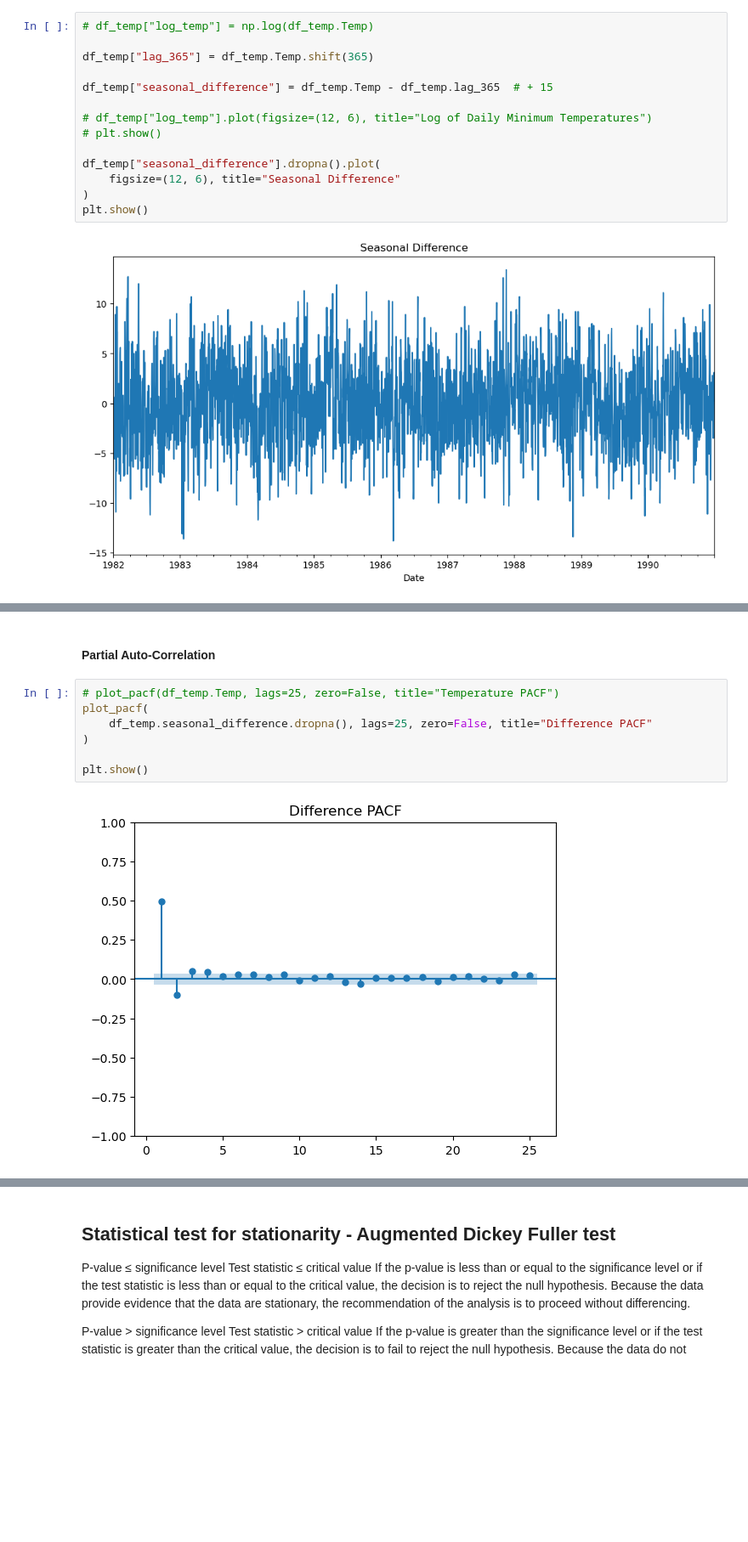
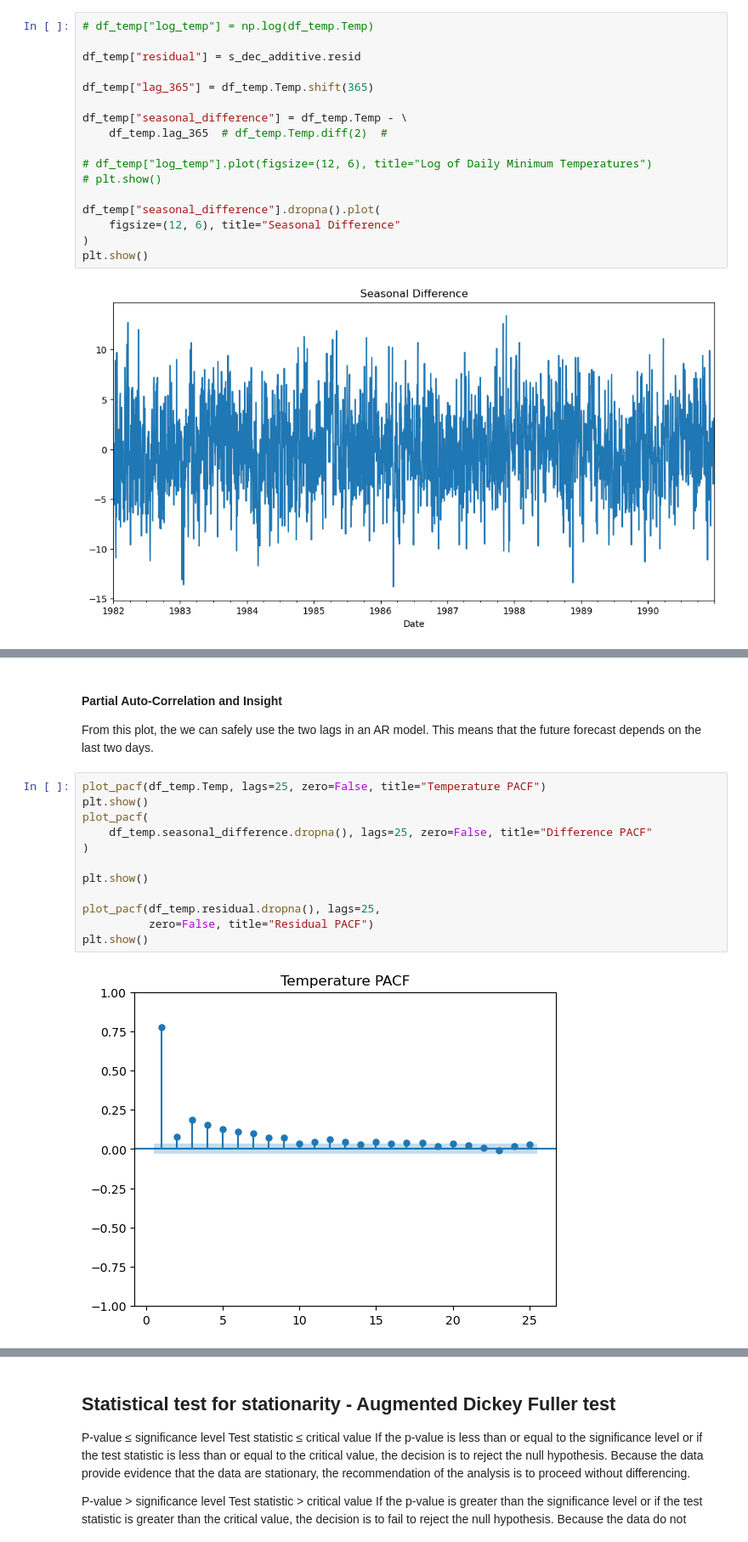
Before and after one commit to gkrampah/timeSeriesPandas, a Jupyter notebook: project.ipynb, the cells around one changed output, grey strips where cells are left out. Shown: that part at 85% size. Saved outputs shown, nothing was run; the diff lists cells and outputs as text; blank space fills up the shorter version.

```diff
--- a/project.ipynb
+++ b/project.ipynb
@@ -195,9 +231,12 @@ plt.show()
 # %%
 # df_temp["log_temp"] = np.log(df_temp.Temp)
 
+df_temp["residual"] = s_dec_additive.resid
+
 df_temp["lag_365"] = df_temp.Temp.shift(365)
 
-df_temp["seasonal_difference"] = df_temp.Temp - df_temp.lag_365  # + 15
+df_temp["seasonal_difference"] = df_temp.Temp - \
+    df_temp.lag_365  # df_temp.Temp.diff(2)  #
 
 # df_temp["log_temp"].plot(figsize=(12, 6), title="Log of Daily Minimum Temperatures")
 # plt.show()
@@ -223,11 +268,18 @@ plt.show()
-# %% [markdown]
-#### Partial Auto-Correlation
+# %% [markdown]
+#### Partial Auto-Correlation and Insight
+
+From this plot, the we can safely use the two lags in an AR model. This means that the future forecast depends on the last two days.
 # %%
-# plot_pacf(df_temp.Temp, lags=25, zero=False, title="Temperature PACF")
+plot_pacf(df_temp.Temp, lags=25, zero=False, title="Temperature PACF")
+plt.show()
 plot_pacf(
     df_temp.seasonal_difference.dropna(), lags=25, zero=False, title="Difference PACF"
 )
 
 plt.show()
+
+plot_pacf(df_temp.residual.dropna(), lags=25,
+          zero=False, title="Residual PACF")
+plt.show()
 # %% [output]
-[figure, old version]
+[figure, new version]
```
Also changed, not shown: parts of 26 cells of this notebook, 2 other files.
